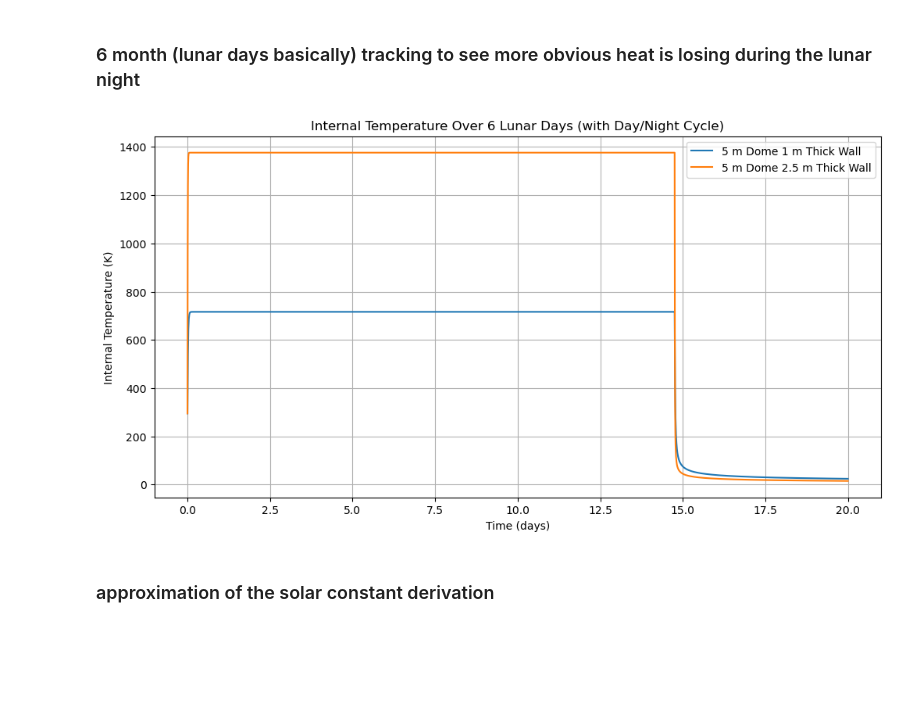
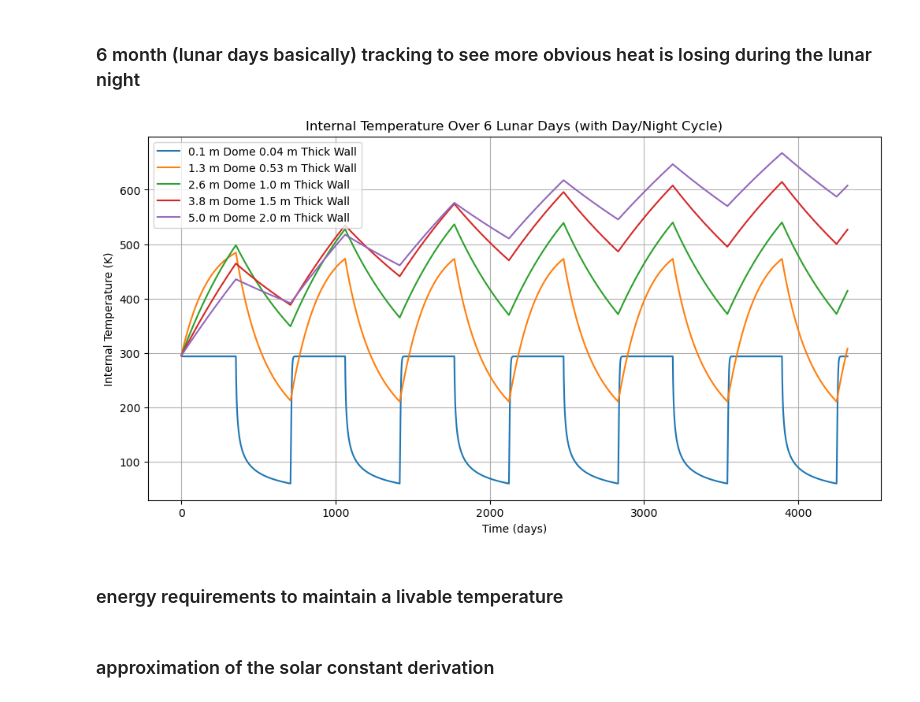
Before and after one commit to adambigg-s/aae338-report, a Jupyter notebook: report_calculations/dome_heating.ipynb, the cells around one changed output. Saved outputs shown, nothing was run; the diff lists cells and outputs as text; code cells hidden in the pictures; blank space fills up the shorter version.

```diff
--- a/report_calculations/dome_heating.ipynb
+++ b/report_calculations/dome_heating.ipynb
@@ -31,10 +31,13 @@ SOLAR_EPSILON = 0.99
 
 # general properties
 CP_AIR = 1004 # J / kg / k
-AIR_DENSITY = 1.225 # kg / m^3
+AIR_DENSITY = 1.29 # kg / m^3
 
 # moon base params
 REGOLITH_CONDUCTIVITY = 0.75 # found on the internet
+REGOLITH_DENSITY = 1300 # kg / m^3
+CP_REGOLITH = 1400 # J / kg / k
+WALL_THICKNESS_RATIO = 0.4 # fraction of sphere radius that is wall
 # %%
 def point_source_heating(absorptivity, area, intensity):
     return absorptivity * area * intensity
@@ -80,14 +83,20 @@ class Sphere:
     def volume_air(self):
         return 4 / 3 * np.pi * (self.radius - self.wall.thickness)**3
 
+    def volume_wall(self):
+        return self.volume() - self.volume_air()
+
     def surface_area(self):
         return 4 * np.pi * self.radius**2
 
     def projected_area(self):
         return np.pi * self.radius**2
 
-    def mass(self):
+    def mass_air(self):
         return self.volume_air() * AIR_DENSITY
+
+    def mass_wall(self):
+        return self.volume_wall() * REGOLITH_DENSITY
 
     def reup_temperatures(self, delta_time):
         self.__reup_internal_temperature(delta_time)
@@ -110,8 +119,8 @@ class Sphere:
 
     def __reup_internal_temperature(self, delta_time):
         q_net = self.total_heat_transfer()
-        m = self.mass()
-        delta_temp = (q_net * delta_time) / (m * CP_AIR) # this is obv just using 1st order integration, we can change this to RK4 later
+        thermal_storage = self.mass_air() * CP_AIR + self.mass_wall() * CP_REGOLITH
+        delta_temp = (q_net * delta_time) / thermal_storage # this is obv just using 1st order integration, we can change this to RK4 later
         self.internal_temperature += delta_temp
 # %% [markdown]
 ### this is acting as just a 'hello world' cell, make sure this runs with no errors
@@ -187,46 +195,46 @@ plot.show()
 ### 6 month (lunar days basically) tracking to see more obvious heat is losing during the lunar night
 # %%
 duration = 60 * 60 * 24 * 180 # sec -> min -> day -> 180 days
-duration = 60 * 60 * 24 * 20 # sec -> min -> day -> 180 days
-t = 60 * 10 # simultion in first order integration for 10 minutes
+dt = 60 * 60 # simultion in first order integration for 10 minutes
 lunar_day = 60 * 60 * 24 * 29.5
 sunlight_hours = 0.5
 
 datasets = []
-radii = range(5, 10, 5)
-thicknesses = [1, 2.5]
+radii = np.linspace(0.1, 5, 5)
 conductivity = REGOLITH_CONDUCTIVITY
 
 for radius in radii:
-    for thickness in thicknesses:
-        wall = Wall(thickness, conductivity, EPSILON)
-        sphere = Sphere(radius, wall)
-        data = ThermalData(radius, thickness, conductivity)
+    thickness = radius * WALL_THICKNESS_RATIO
+    wall = Wall(thickness, conductivity, EPSILON)
+    sphere = Sphere(radius, wall)
+    data = ThermalData(radius, thickness, conductivity)
 
-        for t in range(0, duration, dt):
-            time_in_cycle = t % lunar_day
-            is_day: bool = time_in_cycle < (lunar_day * sunlight_hours)
-            sphere.light_intensity = SOLAR_INTENSITY if is_day else 0 # basically turns the sun off if it is night
+    for t in range(0, duration, dt):
+        time_in_cycle = t % lunar_day
+        is_day: bool = time_in_cycle < (lunar_day * sunlight_hours)
+        sphere.light_intensity = SOLAR_INTENSITY if is_day else 0 # basically turns the sun off if it is night
 
-            data.times.append(t / (60 * 60 * 24))
-            data.internal_temperatures.append(sphere.internal_temperature)
-            data.surface_temperatures.append(sphere.surface_temperature)
-            data.q_dots.append(sphere.total_heat_transfer())
-            sphere.reup_temperatures(dt)
+        data.times.append(t / (dt))
+        data.internal_temperatures.append(sphere.internal_temperature)
+        data.surface_temperatures.append(sphere.surface_temperature)
+        data.q_dots.append(sphere.total_heat_transfer())
+        sphere.reup_temperatures(dt)
 
-        datasets.append(data)
+    datasets.append(data)
 
 plot.figure(figsize=(12, 6))
 for data in datasets:
-    plot.plot(data.times, data.internal_temperatures, label=f'{data.radius} m Dome {data.thickness} m Thick Wall')
+    plot.plot(data.times, data.internal_temperatures, label=f'{data.radius:0.2} m Dome {data.thickness:0.2} m Thick Wall')
 plot.title("Internal Temperature Over 6 Lunar Days (with Day/Night Cycle)")
 plot.xlabel("Time (days)")
 plot.ylabel("Internal Temperature (K)")
 plot.grid(True)
 plot.legend()
 plot.show()
 # %% [output]
-[figure, old version]
+[figure, new version]
+# %% [markdown]
+### energy requirements to maintain a livable temperature
 # %% [markdown]
 ### approximation of the solar constant derivation
 # %%
```
Also changed, not shown: parts of 4 cells of this notebook.
